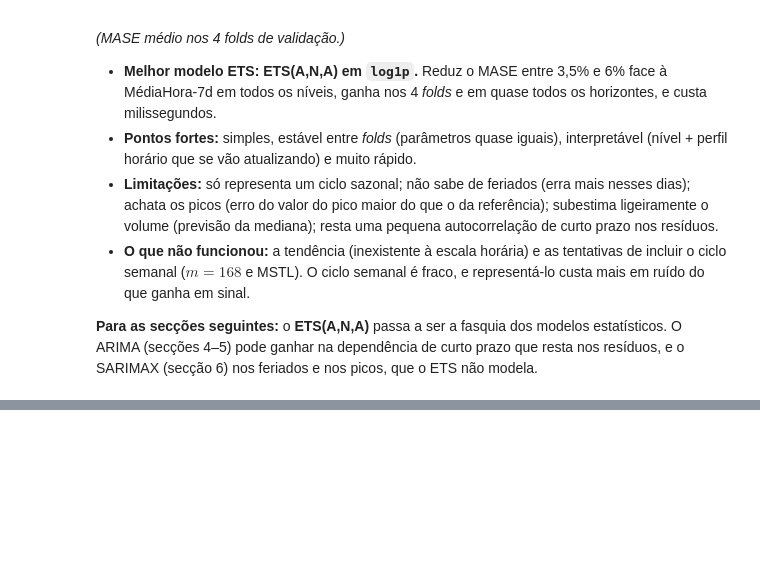
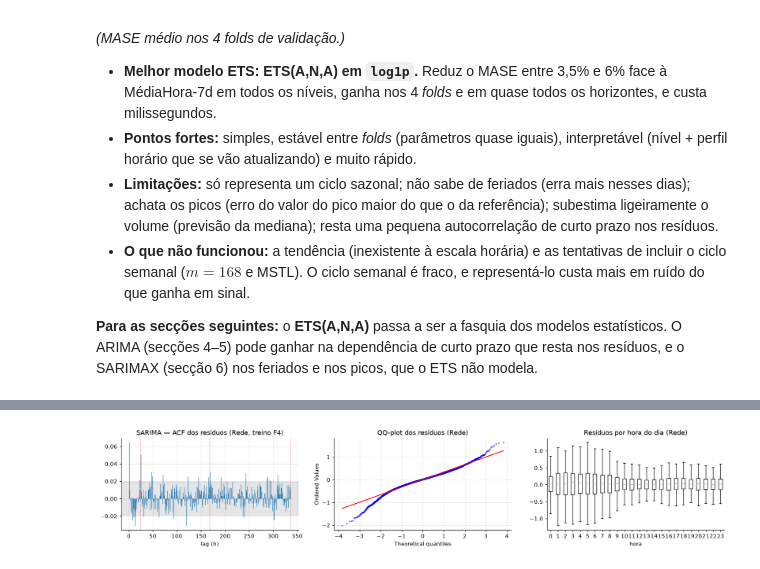
Before and after one commit to marianaCorreiia/MINDD-GPA-1260527-1211883-1231261, a Jupyter notebook: Parte2/task2.ipynb, the cells around one changed output, grey strips where cells are left out. Cells and saved outputs as stored; diff of their text form; code cells hidden in the pictures; blank space fills up the shorter version.

Commit message:
Task 2 (P2): ARIMA/SARIMA, SARIMAX, comparação global, síntese e explicação

```diff
--- a/Parte2/task2.ipynb
+++ b/Parte2/task2.ipynb
@@ -1083,0 +1462,14 @@ print(f"{len(EXPORT)} ficheiros de previsões + fit_times_task2.csv + summary_et
+# %%
+# Escolha da ordem sazonal-ARMA por validação: o melhor MASE médio por nível entre as candidatas SARIMA
+cand_tbl = summarize(list(SARIMA_CAND), with_rule=False)
+best_name = {lv: cand_tbl[cand_tbl.level == lv].sort_values("MASE").iloc[0]["model"] for lv in LEVELS}
+print("Melhor candidata por nível (MASE médio de validação):", best_name)
+BEST_ORD = {lv: SARIMA_CAND[best_name[lv]].order_for(lv) for lv in LEVELS}
+
+run_model("SARIMA (D=24)", lambda: SARIMAForecaster(BEST_ORD))
+run_model("SARIMA (D=168)", lambda: SARIMAForecaster(BEST_ORD, diff=(168,)))
+run_model("SARIMA (D=24 e 168)", lambda: SARIMAForecaster(BEST_ORD, diff=(24, 168)))
+S5_SET = ["SARIMA (D=24)", "SARIMA (D=168)", "SARIMA (D=24 e 168)"]
+show_summary(["ETS(A,N,A)", "MediaHora-7d"] + S5_SET, cols=cols);
+print("MASE por fold")
+display(fold_table(["ETS(A,N,A)", "MediaHora-7d"] + S5_SET).round(3))
@@ -1083,0 +1665,42 @@ print(f"{len(EXPORT)} ficheiros de previsões + fit_times_task2.csv + summary_et
+# %%
+# Diagnóstico de resíduos do SARIMA (D=24) no treino do F4
+def fit_on_f4_lv(make_model, level):
+    m = make_model()
+    m.level = level
+    m.fit(Y[level][:n_train_f4].copy())
+    return m
+
+RESID_S = {}
+for lv in LEVELS:
+    m = fit_on_f4_lv(lambda: SARIMAForecaster(BEST_ORD), lv)
+    RESID_S[lv] = np.asarray(m.res_.resid)[24 * 10:]    # descarta o arranque do filtro
+
+lb_rows = []
+for lv, r in RESID_S.items():
+    a = acf(r, nlags=336, fft=True)
+    order = BEST_ORD[lv]
+    npar = order[0][0] + order[0][2] + order[1][0] + order[1][1]
+    lb = acorr_ljungbox(r, lags=[24, 48, 168], model_df=npar)
+    lb_rows.append({"nível": lv, "média": r.mean(), "dp": r.std(), "ACF lag 1": a[1], "ACF lag 24": a[24],
+                    "ACF lag 168": a[168], "ACF lag 336": a[336], "máx |ACF| (1-336)": np.abs(a[1:]).max(),
+                    "LB p (24)": lb["lb_pvalue"].iloc[0], "LB p (48)": lb["lb_pvalue"].iloc[1], "LB p (168)": lb["lb_pvalue"].iloc[2]})
+display(pd.DataFrame(lb_rows).set_index("nível").round(3))
+
+fig, axes = plt.subplots(1, 3, figsize=(16, 3.4))
+r = RESID_S["Network"]
+a = acf(r, nlags=336, fft=True)
+axes[0].vlines(range(1, 337), 0, a[1:], color="#1F77B4", lw=0.8)
+axes[0].axhspan(-1.96 / np.sqrt(len(r)), 1.96 / np.sqrt(len(r)), color="#AAAAAA", alpha=0.3)
+for k in (24, 168, 336):
+    axes[0].axvline(k, color="#D62728", ls=":", lw=0.8)
+axes[0].set(title="SARIMA — ACF dos resíduos (Rede, treino F4)", xlabel="lag (h)")
+stats.probplot(r, dist="norm", plot=axes[1])
+axes[1].get_lines()[0].set(markersize=2, alpha=0.4)
+axes[1].set_title("QQ-plot dos resíduos (Rede)")
+hrs = series.index[n_train_f4 - len(r):n_train_f4].hour
+pd.DataFrame({"hora": hrs, "resíduo": r}).boxplot(column="resíduo", by="hora", ax=axes[2], showfliers=False, grid=False)
+axes[2].set(title="Resíduos por hora do dia (Rede)", xlabel="hora", ylabel="")
+plt.suptitle("")
+plt.tight_layout()
+plt.show()
+# %% [output]
@@ -1083,0 +1713 @@ print(f"{len(EXPORT)} ficheiros de previsões + fit_times_task2.csv + summary_et
+[figure, added]
```
Also changed, not shown: parts of 58 cells of this notebook, 3 other files.
